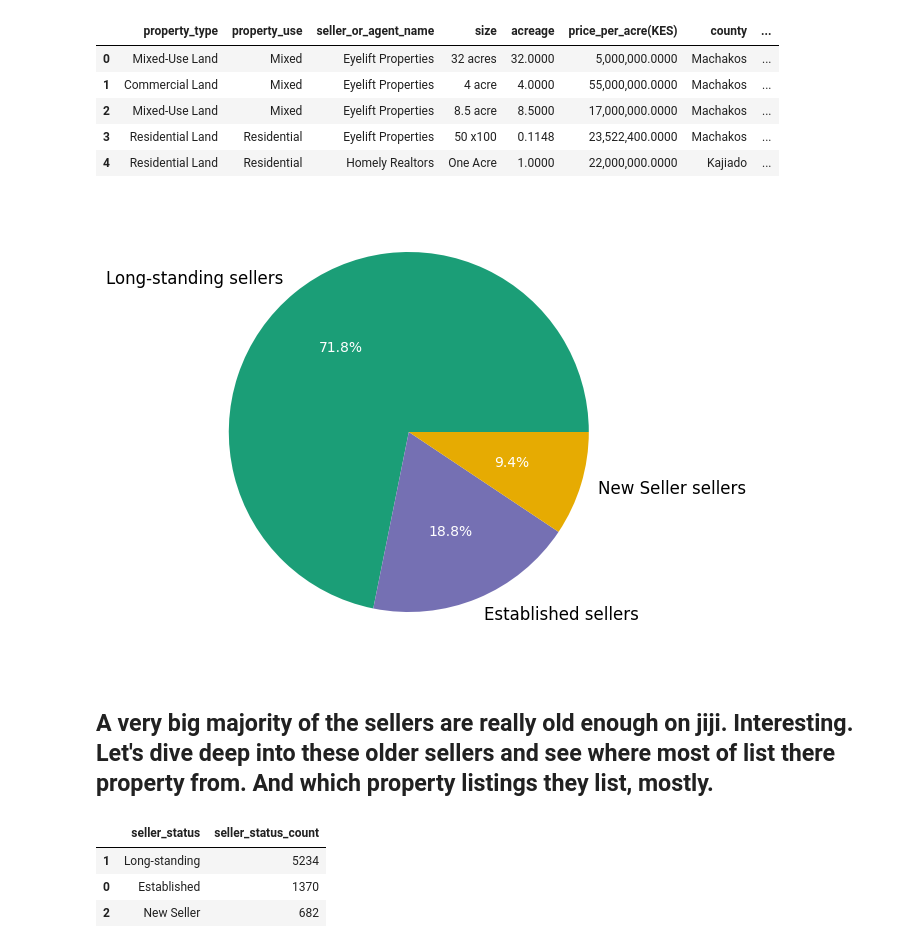
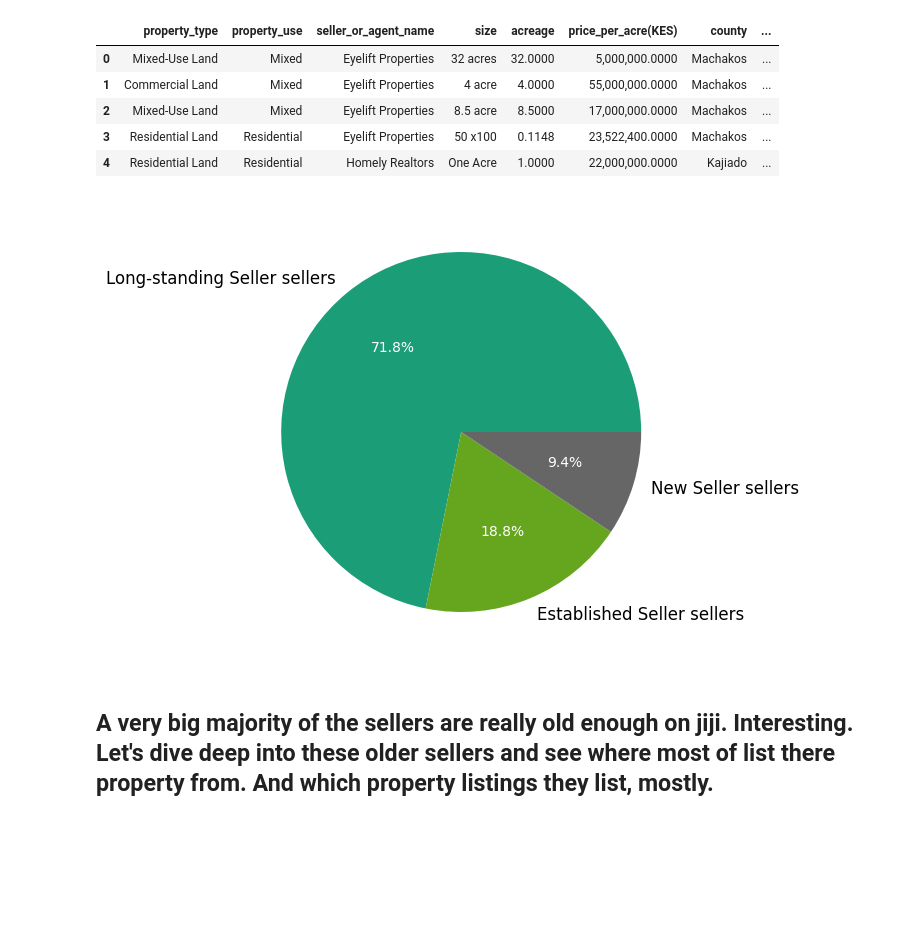
Before and after one commit to awaaat/land_for_sale_data_analysis, a Jupyter notebook: seller_segmentation_and_targeting/descriptive_statistics/Descriptive Statistics.ipynb, the cells around one changed output. Saved outputs shown, nothing was run; the diff lists cells and outputs as text; code cells hidden in the pictures; blank space fills up the shorter version.

Commit message:
added descriptive analysis of sellers

```diff
--- a/seller_segmentation_and_targeting/descriptive_statistics/Descriptive Statistics.ipynb
+++ b/seller_segmentation_and_targeting/descriptive_statistics/Descriptive Statistics.ipynb
@@ -228,7 +232,7 @@ plot_county_distribution(input_str)
 ## check sellers and how old they are on jiji platform
 # %%
 data['seller_status'] = data['years_on_jiji'].apply(
-    lambda x: "New Seller" if 0.0000<= x <= 1.0000 else ("Established"  if  1.0000<= x <= 4.0000 else "Long-standing")
+    lambda x: "New Seller" if 0.0000<= x <= 1.0000 else ("Established Seller"  if  1.0000<= x <= 4.0000 else "Long-standing Seller")
 )
 data.head()
 # %% [output]
@@ -241,33 +245,26 @@ data.head()
 # %%
 seller_age = data.groupby(by = 'seller_status')['seller_status'].count().reset_index(name = "seller_status_count").sort_values(by= "seller_status_count", ascending=False)
 values = seller_age['seller_status_count'].values
 labels = seller_age['seller_status'].values
-
+colors = plt.cm.Dark2(np.linspace(0, 1, len(labels)))
 # Create pie chart with wedgeprops for doughnut effect
 wedges, texts, autotexts = plt.pie( # pyright: ignore[reportAssignmentType]
         values,
         labels= [f"{label} sellers" for label in labels],
         colors=colors,
         autopct='%1.1f%%',
 
     )
 
     # Customize text
 for text in texts:
     text.set_fontsize(12)
 for autotext in autotexts:
     autotext.set_fontsize(10)
     autotext.set_color('white')
 plt.tight_layout()
 plt.show()
 # %% [output]
-[figure, old version]
+[figure, new version]
 # %% [markdown]
 ## A very big majority of the sellers are really old enough on jiji. Interesting. Let's dive deep into these older sellers and see where most of list there property from. And which property listings they list, mostly.
-# %%
-seller_age
-# %% [output]
-|  | seller_status | seller_status_count |
-| 1 | Long-standing | 5234 |
-| 0 | Established | 1370 |
-| 2 | New Seller | 682 |
```
Also changed, not shown: parts of 8 cells of this notebook, 1 other file.
